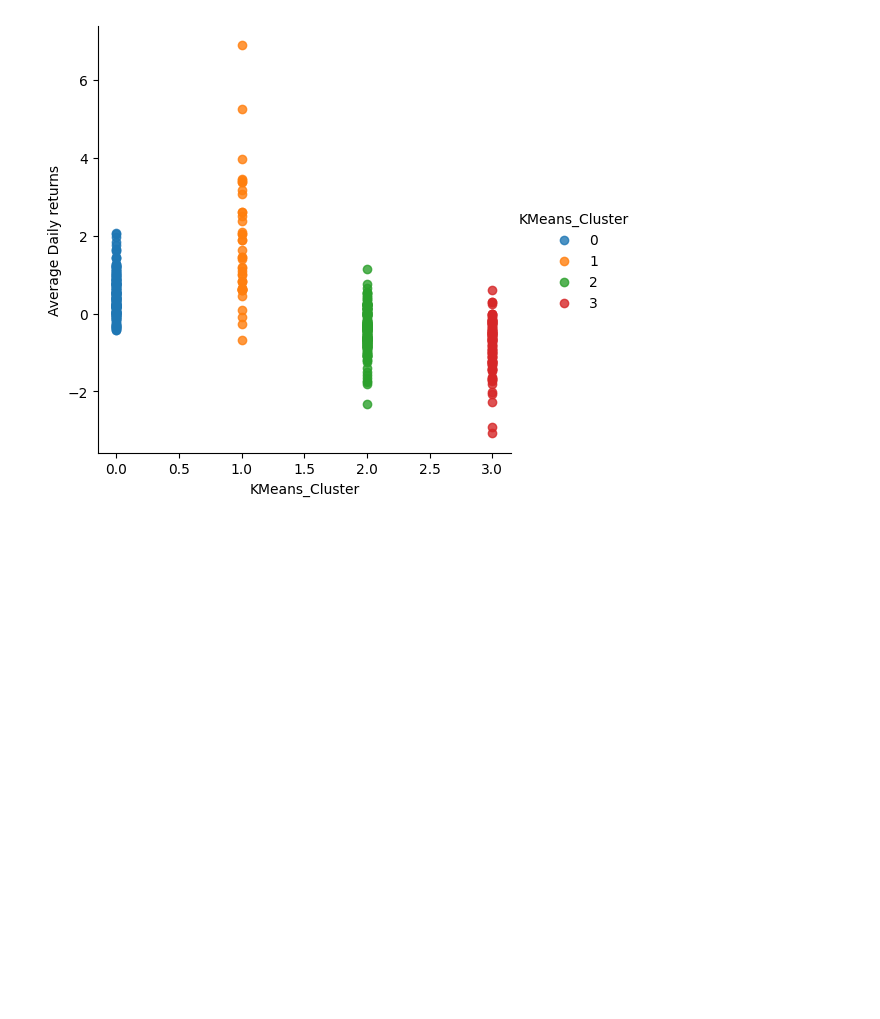
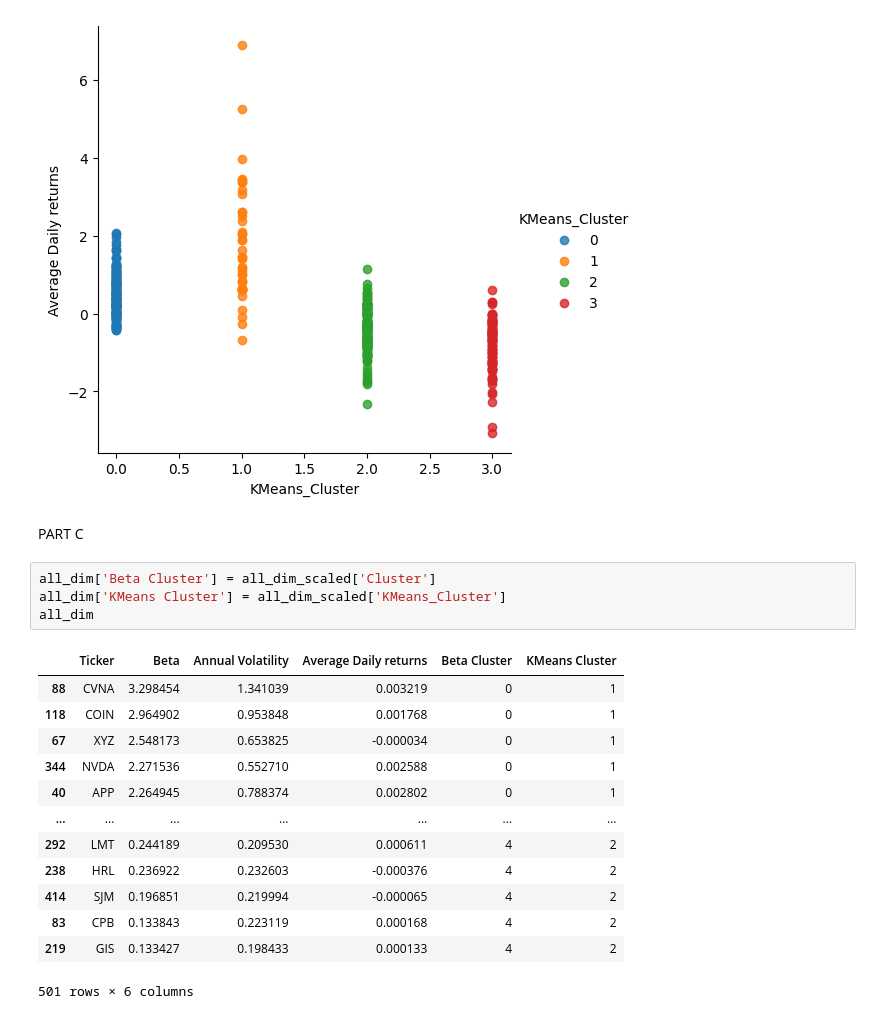
Before and after one commit to abdullaawad/Data-Warehousing-Coursework, a Jupyter notebook: DWCoursework.ipynb, the cells around one changed output. Cells and saved outputs as stored; diff of their text form; blank space fills up the shorter version.

```diff
--- a/DWCoursework.ipynb
+++ b/DWCoursework.ipynb
@@ -798,3 +798,23 @@ cluster5 = sns.lmplot(data=all_dim_scaled, x='KMeans_Cluster', y='Average Daily
 legend=True, legend_out=True);
 # %% [output]
 [figure]
+# %% [markdown]
+PART C
+# %%
+all_dim['Beta Cluster'] = all_dim_scaled['Cluster']
+all_dim['KMeans Cluster'] = all_dim_scaled['KMeans_Cluster']
+all_dim
+# %% [output]
+|  | Ticker | Beta | Annual Volatility | Average Daily returns | Beta Cluster | KMeans Cluster |
+| 88 | CVNA | 3.298454 | 1.341039 | 0.003219 | 0 | 1 |
+| 118 | COIN | 2.964902 | 0.953848 | 0.001768 | 0 | 1 |
+| 67 | XYZ | 2.548173 | 0.653825 | -0.000034 | 0 | 1 |
+| 344 | NVDA | 2.271536 | 0.552710 | 0.002588 | 0 | 1 |
+| 40 | APP | 2.264945 | 0.788374 | 0.002802 | 0 | 1 |
+| ... | ... | ... | ... | ... | ... | ... |
+| 292 | LMT | 0.244189 | 0.209530 | 0.000611 | 4 | 2 |
+| 238 | HRL | 0.236922 | 0.232603 | -0.000376 | 4 | 2 |
+| 414 | SJM | 0.196851 | 0.219994 | -0.000065 | 4 | 2 |
+| 83 | CPB | 0.133843 | 0.223119 | 0.000168 | 4 | 2 |
+| 219 | GIS | 0.133427 | 0.198433 | 0.000133 | 4 | 2 |
+501 rows × 6 columns
```
Also changed, not shown: parts of 2 cells of this notebook.
